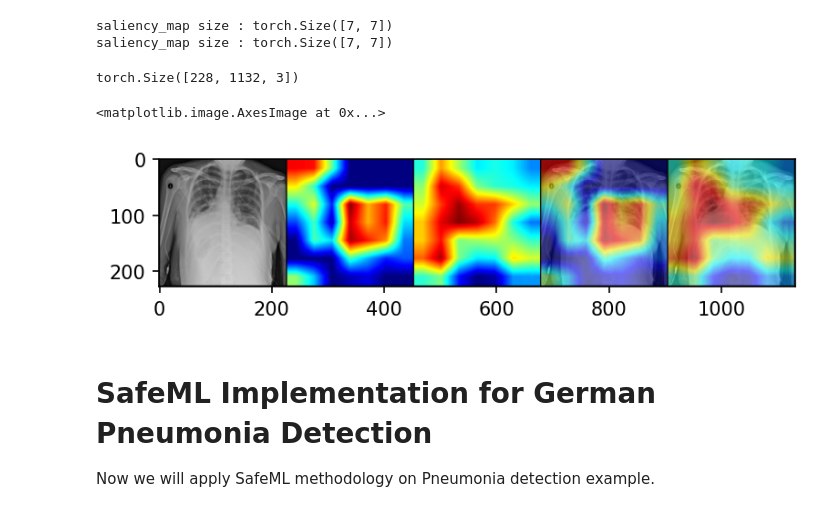
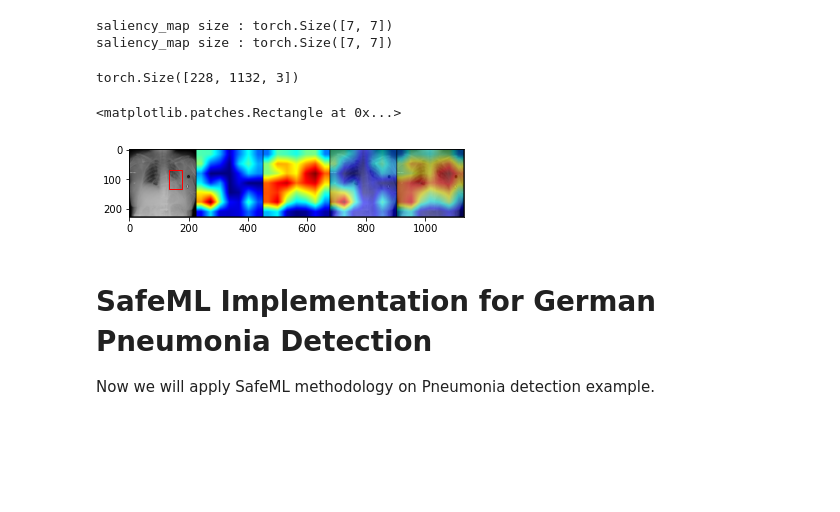
Before and after one commit to n-akram/SafeML, a Jupyter notebook: Implementation_in_Python/Examples/PneumoniaDetection/PneumoniaDetection.ipynb, the cells around one changed output. Saved outputs shown, nothing was run; the diff lists cells and outputs as text; code cells hidden in the pictures; blank space fills up the shorter version.

Commit message:
Added bounding boxes
Added bounding boxes on GradCAM visualisation

```diff
--- a/Implementation_in_Python/Examples/PneumoniaDetection/PneumoniaDetection.ipynb
+++ b/Implementation_in_Python/Examples/PneumoniaDetection/PneumoniaDetection.ipynb
@@ -27,9 +27,11 @@ from torch.utils import data
 # %%
 label_data = pd.read_csv('rsna-pneumonia-detection-challenge/stage_2_train_labels.csv')
 columns = ['patientId', 'Target']
+all_data = label_data
 
 label_data = label_data.filter(columns)
 label_data.head(5)
+#print(all_data)
 # %% [output]
 |  | patientId | Target |
 | 0 | 0004cfab-14fd-4e49-80ba-63a80b6bddd6 | 0 |
@@ -285,0 +311,24 @@ Label :  1
+# %%
+# Load test image
+label = 0
+while(label==0):
+    pil_img, label, box = next(image)
+
+fig,ax = plt.subplots(1)
+
+Orig_img_size = 1024
+img_size = 224
+
+# 'r' means relative. 'c' means center.
+rx = ceil(box[0]*img_size/Orig_img_size)
+ry = ceil(box[1]*img_size/Orig_img_size)
+rw = ceil(box[2]*img_size/Orig_img_size)
+rh = ceil(box[3]*img_size/Orig_img_size)
+
+
+pil_img = np.transpose(pil_img, (1, 2, 0))
+print(pil_img.shape)
+rect = patches.Rectangle((rx, ry), rw, rh, linewidth=1, edgecolor='r', facecolor='none')
+ax.imshow(pil_img)
+ax.add_patch(rect)
+print("Label : ", label, box)
@@ -303,25 +356,40 @@ saliency_map size : torch.Size([7, 7])
 # %%
 images = []
 for gradcam, gradcam_pp in cam_dict.values():
     mask, _ = gradcam(normed_torch_img)
     heatmap, result = visualize_cam(mask.cpu(), torch_img.cpu())
 
     mask_pp, _ = gradcam_pp(normed_torch_img)
     heatmap_pp, result_pp = visualize_cam(mask_pp.cpu(), torch_img.cpu())
 
     images.append(torch.stack([torch_img.squeeze().cpu(), heatmap, heatmap_pp, result, result_pp], 0))
 
 images = make_grid(torch.cat(images, 0), nrow=5)
 
+fig,ax = plt.subplots(1)
+
 images = np.transpose(images, (1, 2, 0))
 print(images.shape)
 dpi = 150
 rcParams['figure.dpi']= dpi
-plt.imshow(images)
+
+Orig_img_size = 1024
+img_size = images.shape[0]
+
+# 'r' means relative. 'c' means center.
+rx = ceil(box[0]*img_size/Orig_img_size)
+ry = ceil(box[1]*img_size/Orig_img_size)
+rw = ceil(box[2]*img_size/Orig_img_size)
+rh = ceil(box[3]*img_size/Orig_img_size)
+
+rect = patches.Rectangle((rx, ry), rw, rh, linewidth=1, edgecolor='r', facecolor='none')
+
+ax.imshow(images)
+ax.add_patch(rect)
 # %% [output]
 torch.Size([228, 1132, 3])
-<matplotlib.image.AxesImage at 0x...>
+<matplotlib.patches.Rectangle at 0x...>
-[figure, old version]
+[figure, new version]
 # %% [markdown]
 # SafeML Implementation for German Pneumonia Detection
 Now we will apply SafeML methodology on Pneumonia detection example.
```
Also changed, not shown: parts of 15 cells of this notebook.
